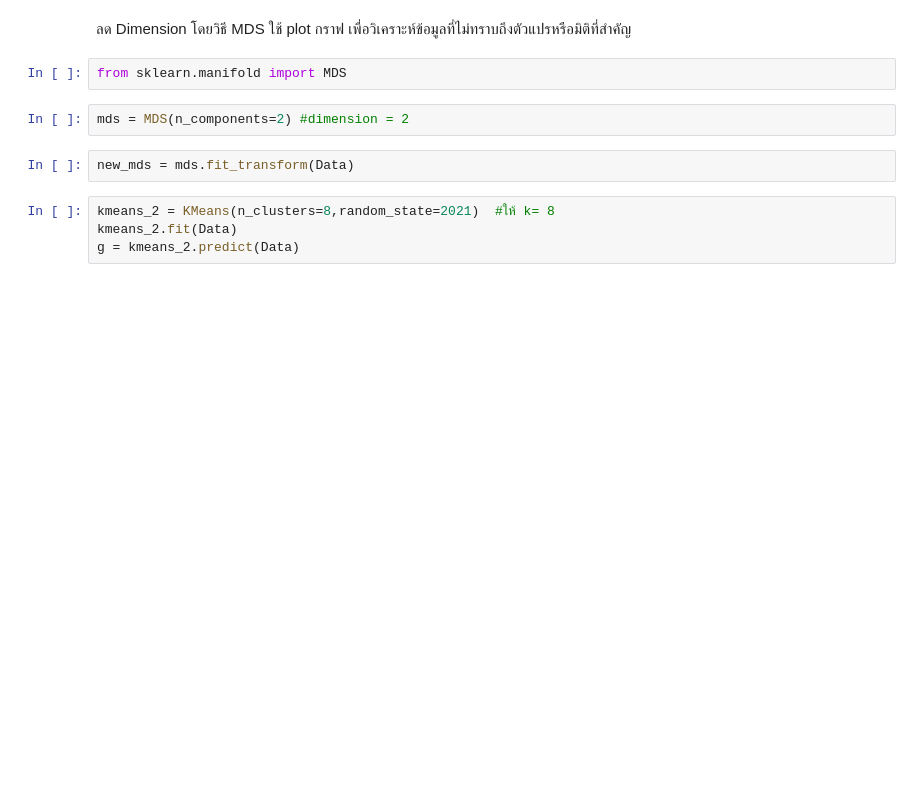
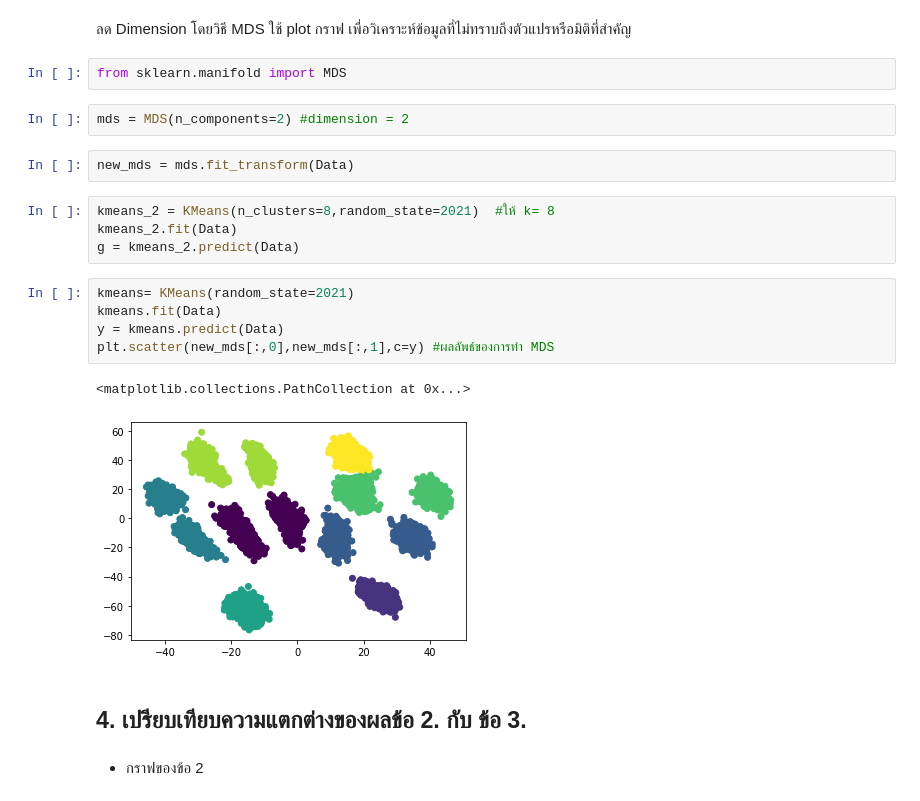
Before and after one commit to Octa-p/Multivariate, a Jupyter notebook: Multivariate_Exam.ipynb, the cells around one changed output. Drawn from its saved outputs; the diff is of its cells as text; blank space fills up the shorter version.

```diff
--- a/Multivariate_Exam.ipynb
+++ b/Multivariate_Exam.ipynb
@@ -292,3 +292,15 @@ new_mds = mds.fit_transform(Data)
 kmeans_2 = KMeans(n_clusters=8,random_state=2021)  #ให้ k= 8
 kmeans_2.fit(Data)
 g = kmeans_2.predict(Data)
+# %%
+kmeans= KMeans(random_state=2021)
+kmeans.fit(Data)
+y = kmeans.predict(Data)
+plt.scatter(new_mds[:,0],new_mds[:,1],c=y) #ผลลัพธ์ของการทำ MDS
+# %% [output]
+<matplotlib.collections.PathCollection at 0x...>
+[figure, added]
+# %% [markdown]
+## **4. เปรียบเทียบความแตกต่างของผลข้อ 2. กับ ข้อ 3.**
+# %% [markdown]
+- กราฟของข้อ 2
```
Also changed, not shown: parts of 7 cells of this notebook.
